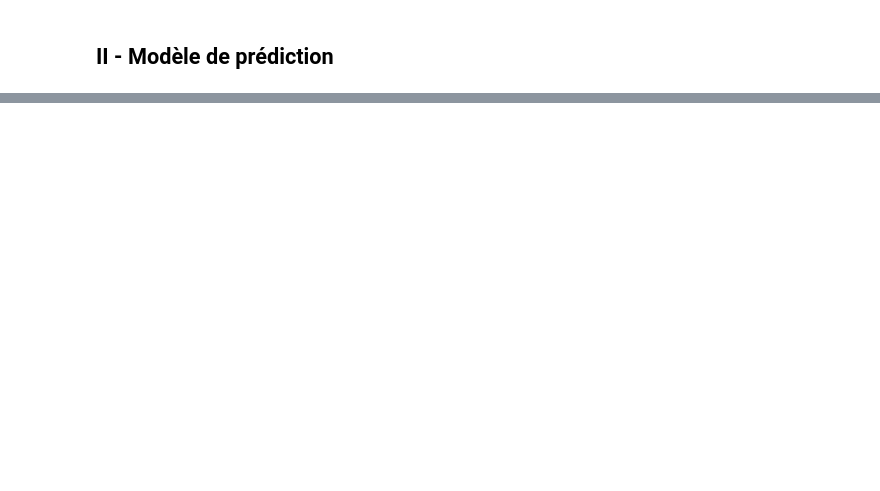
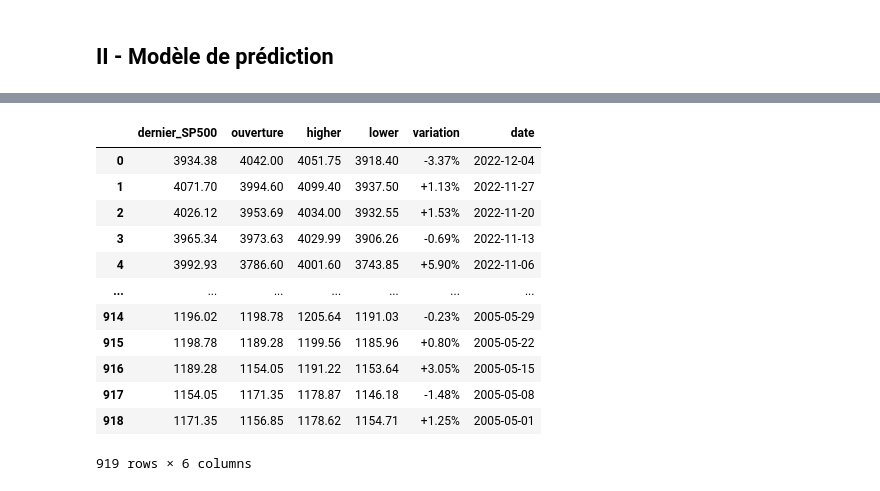
Before and after one commit to elenalmg/Projet-Python, a Jupyter notebook: notebook_data_analyse.ipynb, the cells around one changed output, grey strips where cells are left out. Cells and saved outputs as stored; diff of their text form; code cells hidden in the pictures; blank space fills up the shorter version.

```diff
--- a/notebook_data_analyse.ipynb
+++ b/notebook_data_analyse.ipynb
@@ -224,0 +303,23 @@ Des résultats ci-dessus nous constatons que :
+# %%
+df_sp500["date"]= df_sp500["date"].astype('datetime64[ns]')
+#df_sp500["date"]= df_sp500["date"].astype('datetime64[ns]')
+
+article_data["date"]= article_data["date"].astype('datetime64[ns]')
+
+
+#df_reg = pd.merge(article_data,df_sp500,how="inner",on='date')
+#df_reg
+# %% [output]
+|  | dernier_SP500 | ouverture | higher | lower | variation | date |
+| 0 | 3934.38 | 4042.00 | 4051.75 | 3918.40 | -3.37% | 2022-12-04 |
+| 1 | 4071.70 | 3994.60 | 4099.40 | 3937.50 | +1.13% | 2022-11-27 |
+| 2 | 4026.12 | 3953.69 | 4034.00 | 3932.55 | +1.53% | 2022-11-20 |
+| 3 | 3965.34 | 3973.63 | 4029.99 | 3906.26 | -0.69% | 2022-11-13 |
+| 4 | 3992.93 | 3786.60 | 4001.60 | 3743.85 | +5.90% | 2022-11-06 |
+| ... | ... | ... | ... | ... | ... | ... |
+| 914 | 1196.02 | 1198.78 | 1205.64 | 1191.03 | -0.23% | 2005-05-29 |
+| 915 | 1198.78 | 1189.28 | 1199.56 | 1185.96 | +0.80% | 2005-05-22 |
+| 916 | 1189.28 | 1154.05 | 1191.22 | 1153.64 | +3.05% | 2005-05-15 |
+| 917 | 1154.05 | 1171.35 | 1178.87 | 1146.18 | -1.48% | 2005-05-08 |
+| 918 | 1171.35 | 1156.85 | 1178.62 | 1154.71 | +1.25% | 2005-05-01 |
+919 rows × 6 columns
```
Also changed, not shown: parts of 17 cells of this notebook.
